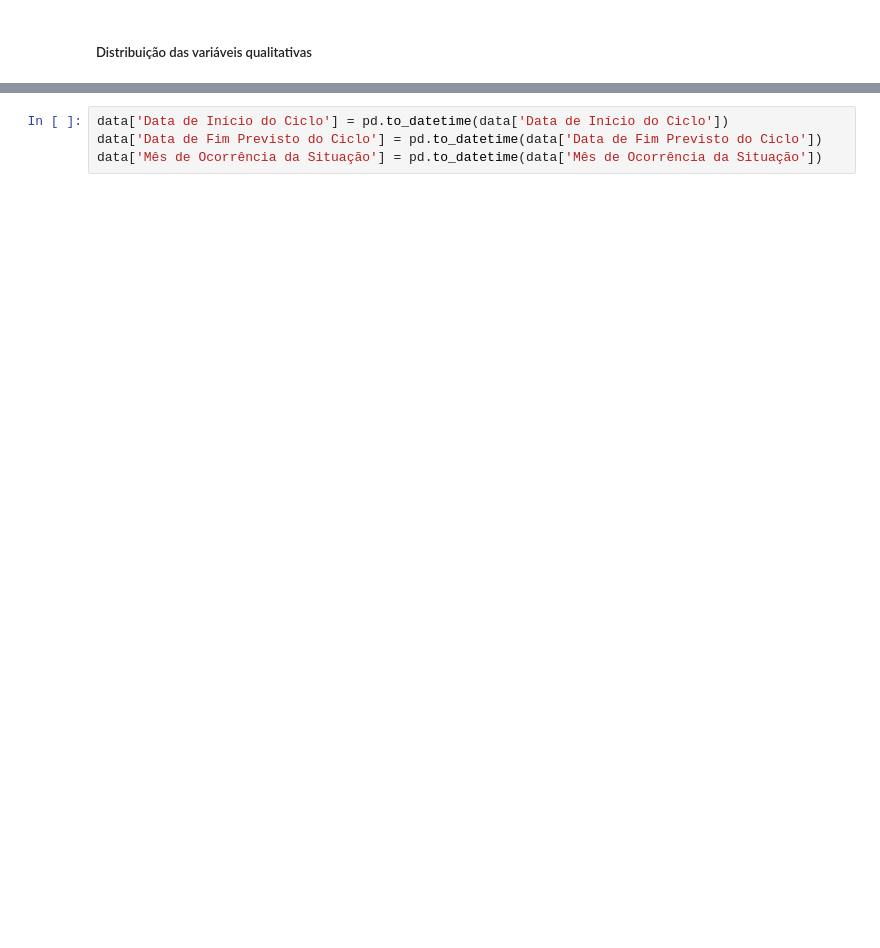
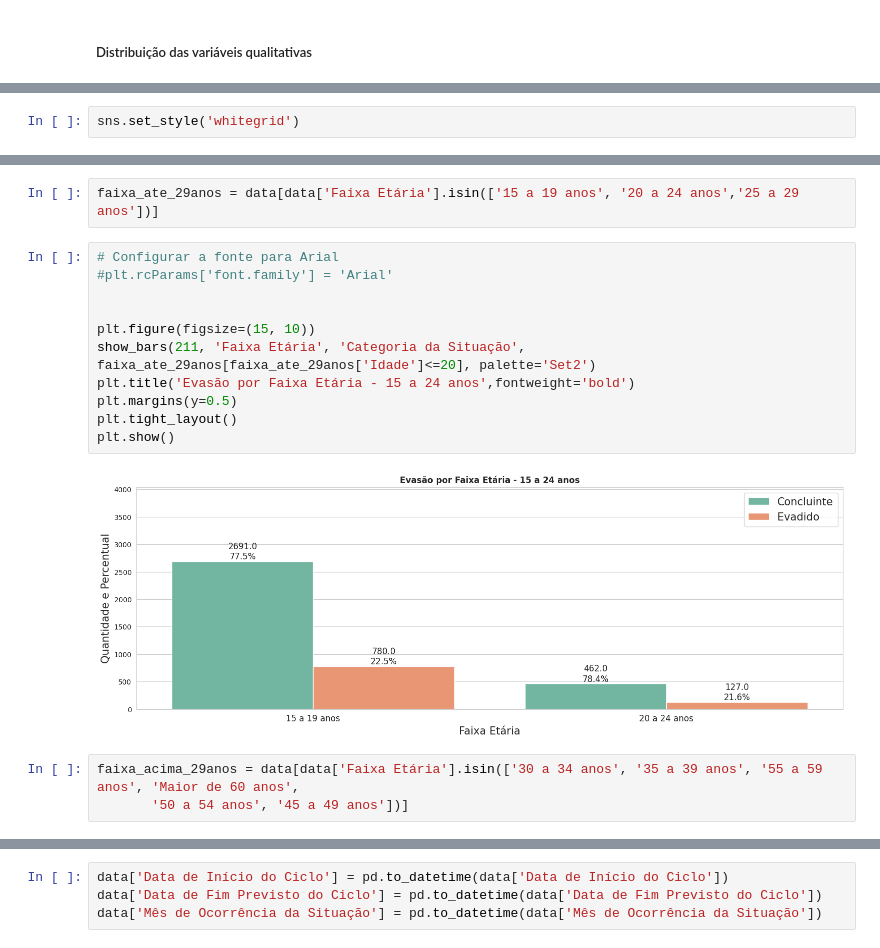
Before and after one commit to Geraldomendes/SchoolDropoutPrediction, a Jupyter notebook: notebooks/02-exploratory_data_analysis_M.ipynb, the cells around one changed output, grey strips where cells are left out. Drawn from its saved outputs; the diff is of its cells as text; blank space fills up the shorter version.

```diff
--- a/notebooks/02-exploratory_data_analysis_M.ipynb
+++ b/notebooks/02-exploratory_data_analysis_M.ipynb
@@ -275,0 +101,2 @@ plt.show()
+# %%
+sns.set_style('whitegrid')
@@ -275,0 +203,18 @@ plt.show()
+# %%
+faixa_ate_29anos = data[data['Faixa Etária'].isin(['15 a 19 anos', '20 a 24 anos','25 a 29 anos'])]
+# %%
+# Configurar a fonte para Arial
+#plt.rcParams['font.family'] = 'Arial'
+
+
+plt.figure(figsize=(15, 10))
+show_bars(211, 'Faixa Etária', 'Categoria da Situação', faixa_ate_29anos[faixa_ate_29anos['Idade']<=20], palette='Set2')
+plt.title('Evasão por Faixa Etária - 15 a 24 anos',fontweight='bold')
+plt.margins(y=0.5)
+plt.tight_layout()
+plt.show()
+# %% [output]
+[figure, added]
+# %%
+faixa_acima_29anos = data[data['Faixa Etária'].isin(['30 a 34 anos', '35 a 39 anos', '55 a 59 anos', 'Maior de 60 anos',
+       '50 a 54 anos', '45 a 49 anos'])]
```
Also changed, not shown: parts of 55 cells of this notebook, 3 other files.
